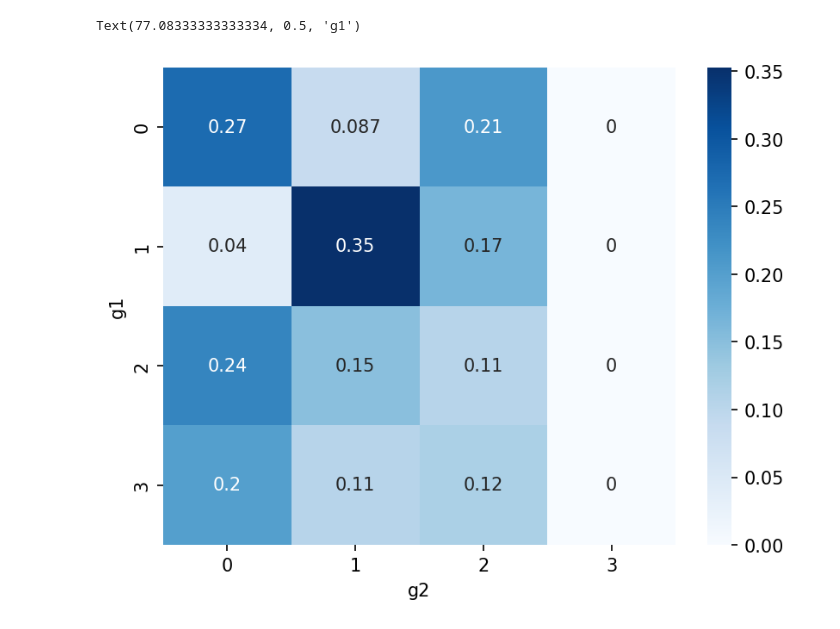
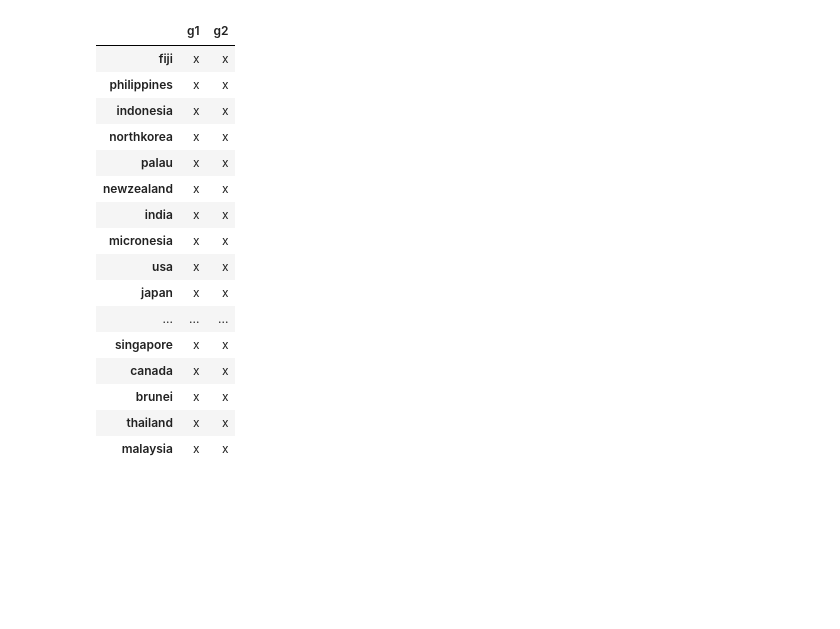
Before and after one commit to WojciechGierulski/TASS23Z, a Jupyter notebook: clustering/clustering.ipynb, the cells around one changed output. Cells and saved outputs as stored; diff of their text form; code cells hidden in the pictures; blank space fills up the shorter version.

```diff
--- a/clustering/clustering.ipynb
+++ b/clustering/clustering.ipynb
@@ -139,17 +166,31 @@ report, g1_clusters, g2_clusters = cluster_similarity_report(g1, g2, n_clusters_
-# %%
-ax = sns.heatmap(report, annot=True, cmap='Blues')
-ax.set_xlabel('g2')
-ax.set_ylabel('g1')
-# %% [output]
-Text(77.08333333333334, 0.5, 'g1')
-[figure, removed]
 # %%
-g1_n = 1
-g2_n = 1
+g1_n = 2
+g2_n = 2
 g1_members = sorted(g1_clusters[g1_n])
 g2_members = sorted(g2_clusters[g2_n])
 all_unique_members = set(g1_members+g2_members)
 df = pd.DataFrame(columns=['g1', 'g2'], index=list(all_unique_members))
 for member in all_unique_members:
     df.loc[member, 'g1'] = 'x' if member in g1_members else ''
     df.loc[member, 'g2'] = 'x' if member in g2_members else ''
+pd.options.display.max_rows = 999
+df[(df['g1']=='x') & (df['g2']=='x')]
+#df
+# %% [output]
+|  | g1 | g2 |
+| fiji | x | x |
+| philippines | x | x |
+| indonesia | x | x |
+| northkorea | x | x |
+| palau | x | x |
+| newzealand | x | x |
+| india | x | x |
+| micronesia | x | x |
+| usa | x | x |
+| japan | x | x |
+| ... | ... | ... |
+| singapore | x | x |
+| canada | x | x |
+| brunei | x | x |
+| thailand | x | x |
+| malaysia | x | x |
```
Also changed, not shown: parts of 17 cells of this notebook.
